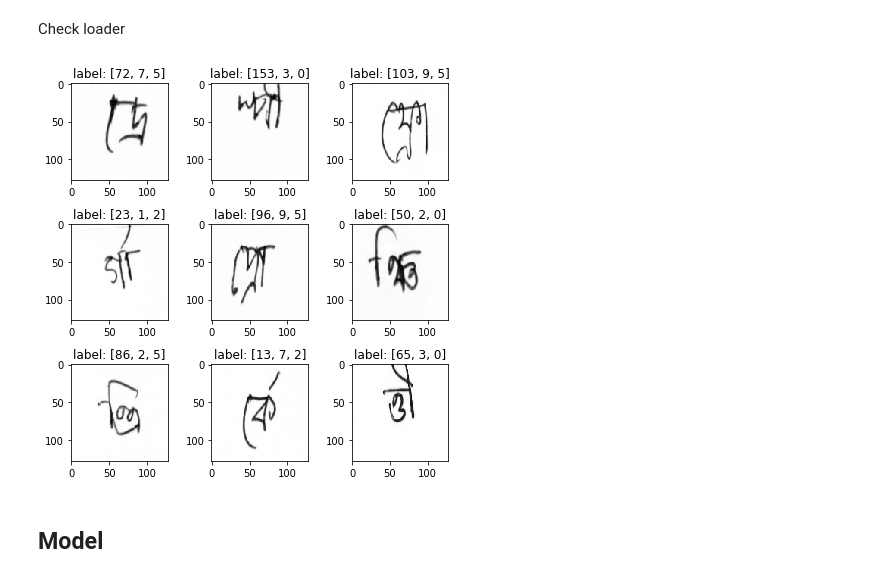
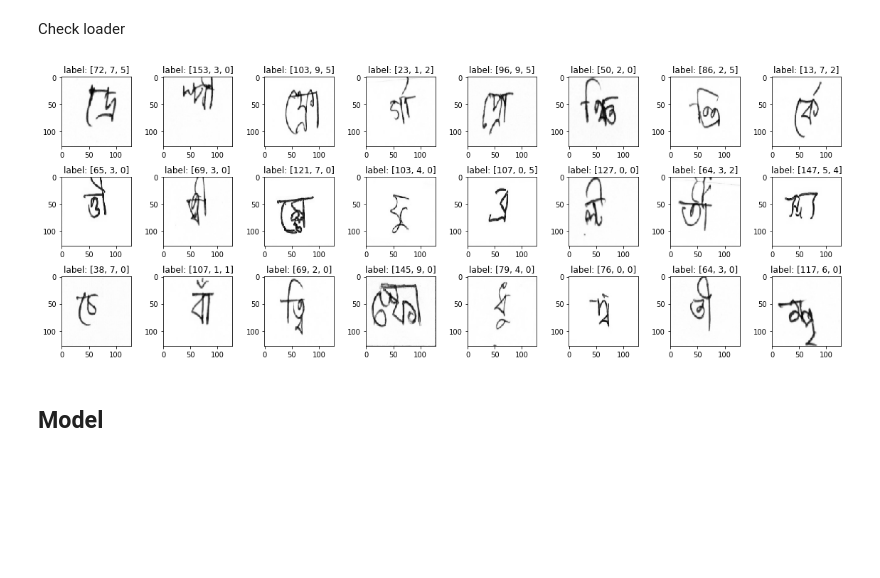
Before and after one commit to ningeen/bengali_ai, a Jupyter notebook: code/Bengali_v0.2.ipynb, the cells around one changed output. Drawn from its saved outputs; the diff is of its cells as text; code cells hidden in the pictures; blank space fills up the shorter version.

```diff
--- a/code/Bengali_v0.2.ipynb
+++ b/code/Bengali_v0.2.ipynb
@@ -188,20 +202,20 @@ dataloaders = {'train': loader_train, 'val': loader_val}
 # %% [markdown]
 Check loader
 # %%
-nrow, ncol = 3, 3
+nrow, ncol = 3, 8
 
-fig, axes = plt.subplots(nrow, ncol, figsize=(6, 6))
+fig, axes = plt.subplots(nrow, ncol, figsize=(2*ncol, 2*nrow))
 axes = axes.flatten()
 
 for i, ax in enumerate(axes):
     image, label = train_dataset[i]
     ax.imshow(image.reshape((128, 128)), cmap='Greys')
     ax.set_title(f'label: {label.data.tolist()}')
 
 plt.tight_layout()
 plt.show()
 # %% [output]
-[figure, old version]
+[figure, new version]
 # %% [markdown]
 ## Model
 # %%
```
Also changed, not shown: parts of 18 cells of this notebook.
